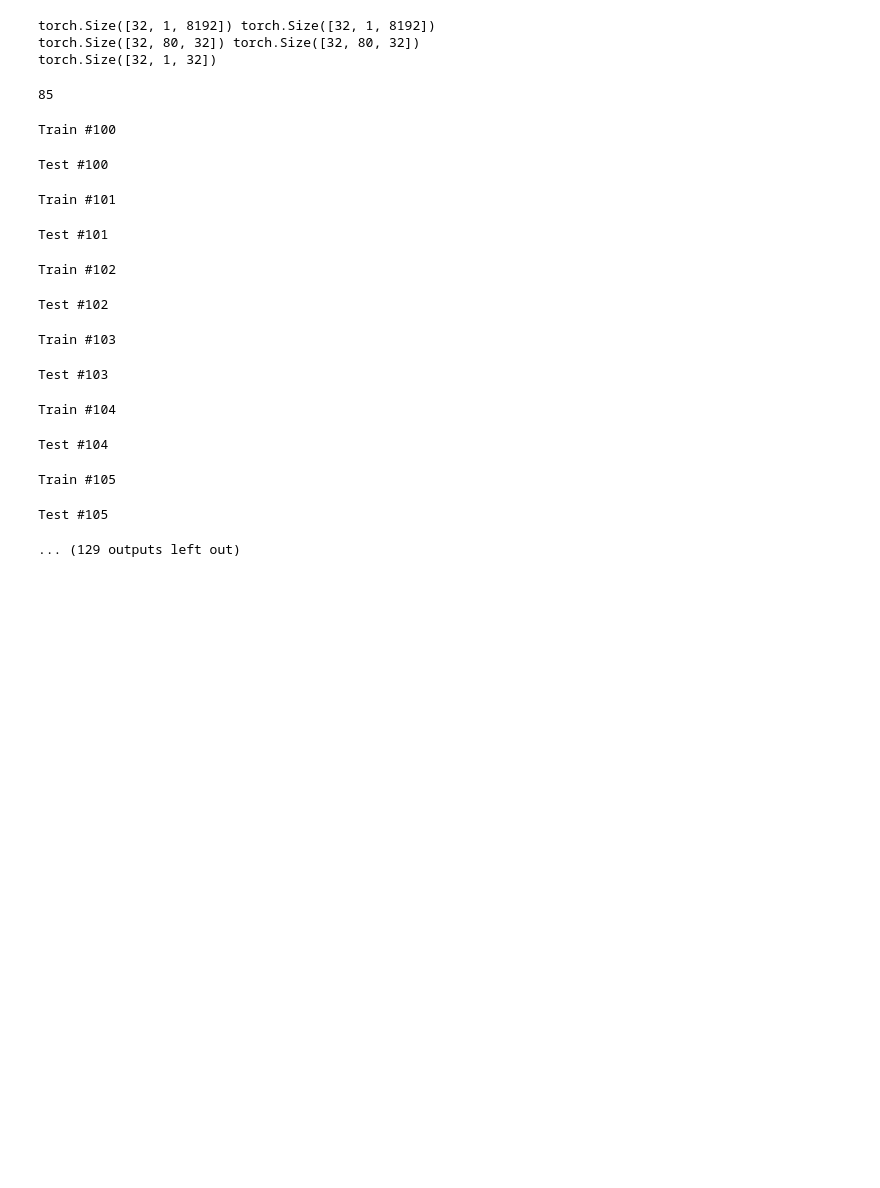
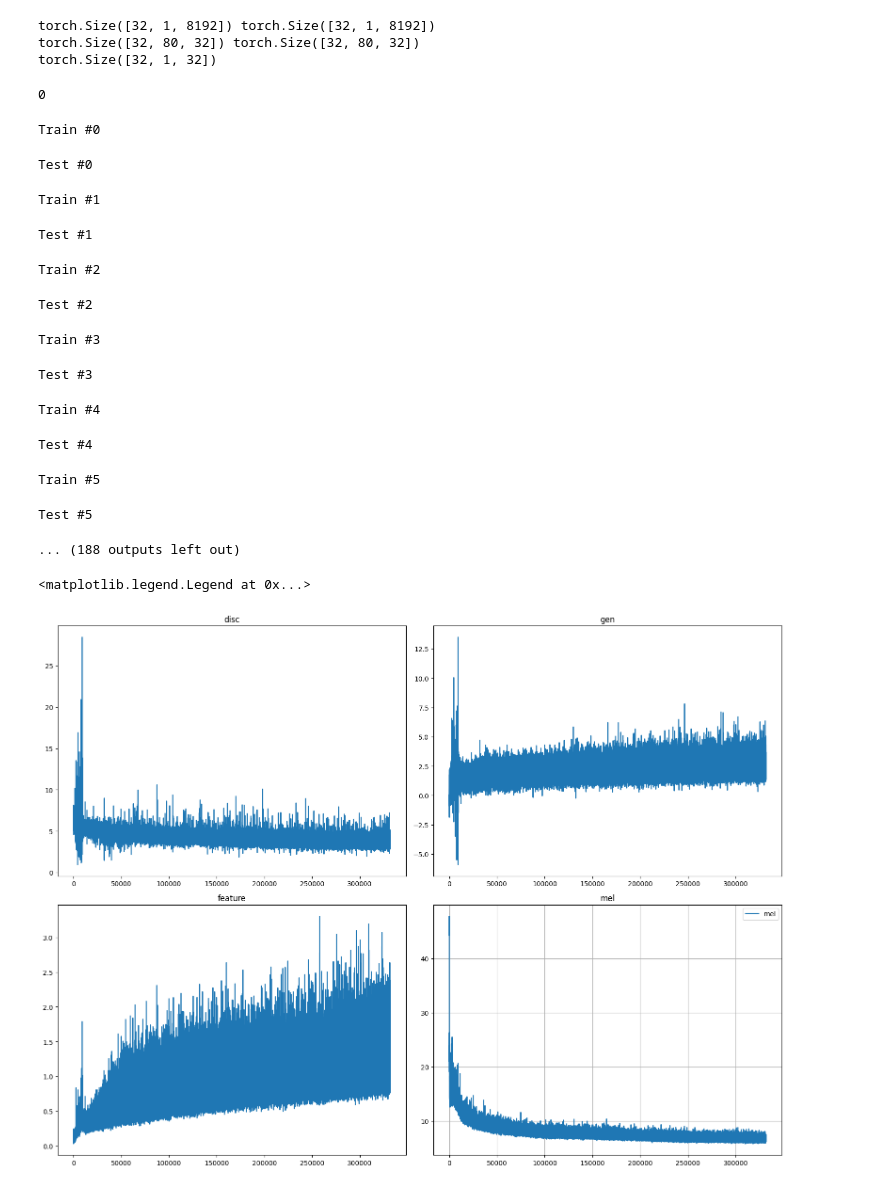
Before and after one commit to vvh413/vocoders, a Jupyter notebook: train.ipynb, the cells around one changed output. Cells and saved outputs as stored; diff of their text form; code cells hidden in the pictures; blank space fills up the shorter version.

```diff
--- a/train.ipynb
+++ b/train.ipynb
@@ -236,6 +244,8 @@ mel_featurizer = MelSpec(MEC_SPEC_CONF_TACOTRON_VW).to(DEVICE)
 # %%
-wav = next(iter(dataloader_train)).to(DEVICE)
+wav = next(iter(dataloader_train))
+wav = wav.to(DEVICE)
 mels = mel_featurizer(wav)
+
 fake_wav = gen(mels)
 disc_result = disc(fake_wav)
 fake_mels = mel_featurizer(fake_wav)
@@ -344,75 +356,69 @@ def test(epoch, gen, disc, dataloader, n_samples=10):
         for i in progress:
             wav = next(dataloader)
             wav = wav.to(DEVICE)
+            # wav = preemphasis(wav)
+
             mel = mel_featurizer(wav).detach()
-
             wav_fake = gen(mel)
 
-#             mel_fake = mel_featurizer(wav_fake)
-#             loss_mel = F.l1_loss(mel, mel_fake)
-
-#             D_fake = disc(wav_fake).squeeze()
-#             D_real = disc(wav).squeeze()
-
-#             loss_D = disc_loss(D_fake, D_real)
-#             loss_G = gen_loss(D_fake)
-#             loss_feat = feature_loss(D_fake, D_real)
-
-            timestamp = str(int(time.time() * 1000))
+            # timestamp = str(int(time.time() * 1000))
             # torchaudio.save(f"models/{MODEL_TAG}/samples/{epoch}_{i}.wav", wav_fake.squeeze(0).cpu(), SAMPLE_RATE)
+            # wav_fake = deemphasis(wav_fake)
             torchaudio.save(f"models/{MODEL_TAG}/samples/{epoch}_{i}.wav", wav_fake.cpu(), SAMPLE_RATE)
 # %%
 torch.backends.cudnn.benchmark = True
 EPOCHS = 100
-EPOCH_OFFSET = 100
+EPOCH_OFFSET = 0
 checkpoint = (EPOCH_OFFSET - 1) % 10
+train_losses = []
 
 if EPOCH_OFFSET:
+    train_losses = json.load(open(f"models/{MODEL_TAG}/losses.json", "r"))
     gen.load_state_dict(torch.load(f"models/{MODEL_TAG}/checkpoints/gen_{checkpoint}.pt", map_location="cuda"))
     opt_gen.load_state_dict(torch.load(f"models/{MODEL_TAG}/checkpoints/opt_gen_{checkpoint}.pt", map_location="cuda"))
     disc.load_state_dict(torch.load(f"models/{MODEL_TAG}/checkpoints/disc_{checkpoint}.pt", map_location="cuda"))
     opt_disc.load_state_dict(torch.load(f"models/{MODEL_TAG}/checkpoints/opt_disc_{checkpoint}.pt", map_location="cuda"))
-
-try:
-    train_losses = pickle.load(open(f"models/{MODEL_TAG}/losses", "rb"))
-except:
-    train_losses = []
 # %%
 len(train_losses)
 # %% [output]
-85
+0
 # %%
 for epoch in range(EPOCH_OFFSET, EPOCHS + EPOCH_OFFSET):
     train_losses.append(train(epoch, gen, disc, opt_gen, opt_disc, dataloader_train))
     test(epoch, gen, disc, dataloader_test)
 
     checkpoint = epoch % 10
+
     torch.save(gen.state_dict(), f"models/{MODEL_TAG}/checkpoints/gen_{checkpoint}.pt")
     torch.save(opt_gen.state_dict(), f"models/{MODEL_TAG}/checkpoints/opt_gen_{checkpoint}.pt")
     torch.save(disc.state_dict(), f"models/{MODEL_TAG}/checkpoints/disc_{checkpoint}.pt")
     torch.save(opt_disc.state_dict(), f"models/{MODEL_TAG}/checkpoints/opt_disc_{checkpoint}.pt")
+    json.dump(train_losses, open(f"models/{MODEL_TAG}/losses.json", "w"))
 # %% [output]
-Train #100
+Train #0
-Test #100
+Test #0
-Train #101
+Train #1
-Test #101
+Test #1
-Train #102
+Train #2
-Test #102
+Test #2
-Train #103
+Train #3
-Test #103
+Test #3
-Train #104
+Train #4
-Test #104
+Test #4
-Train #105
+Train #5
-Test #105
+Test #5
-... (129 outputs left out)
+... (188 outputs left out)
 # %%
 plt.figure(figsize=(16, 12))
 
 for i, key in enumerate(["disc", "gen", "feature", "mel"]):
     plt.subplot(2, 2, i + 1)
-    plt.plot(sum([losses[key] for losses in train_losses[6:]], start=[]), label=key)
+    plt.plot(sum([losses[key] for losses in train_losses[:]], start=[]), label=key)
     plt.title(key)
 
 plt.grid()
 plt.tight_layout()
 plt.legend()
+# %% [output]
+<matplotlib.legend.Legend at 0x...>
+[figure, added]
```
Also changed, not shown: parts of 26 cells of this notebook, 6 other files.
